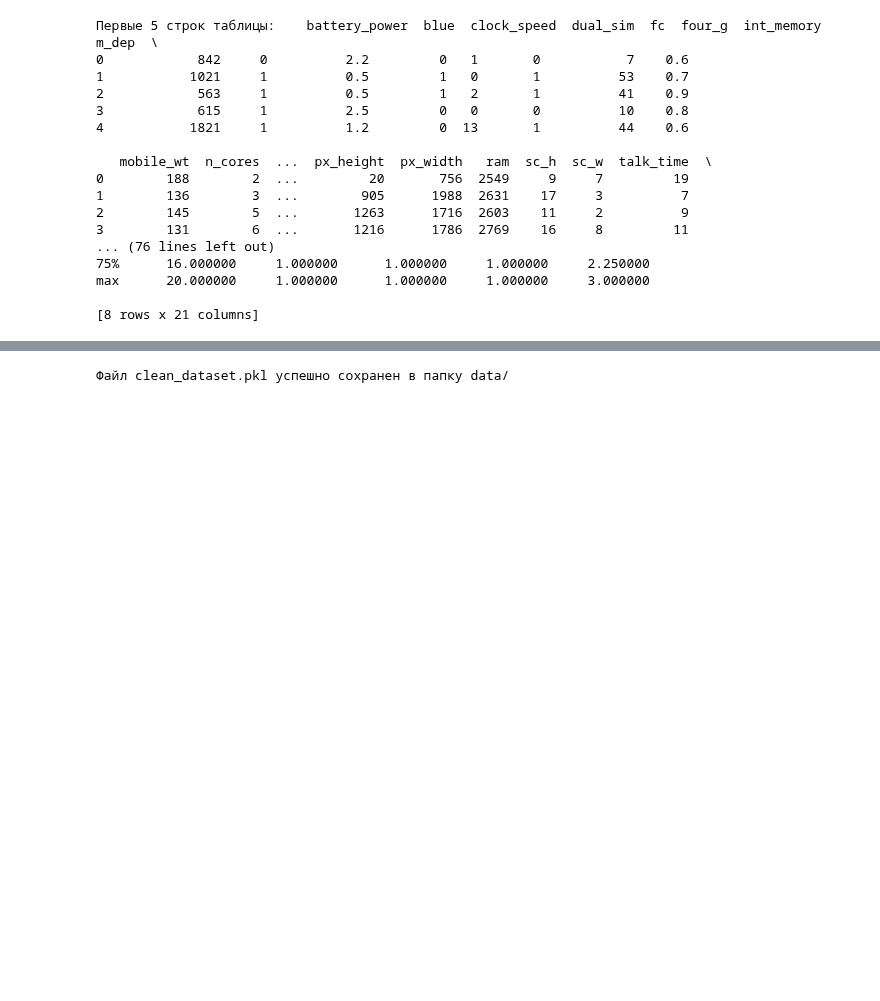
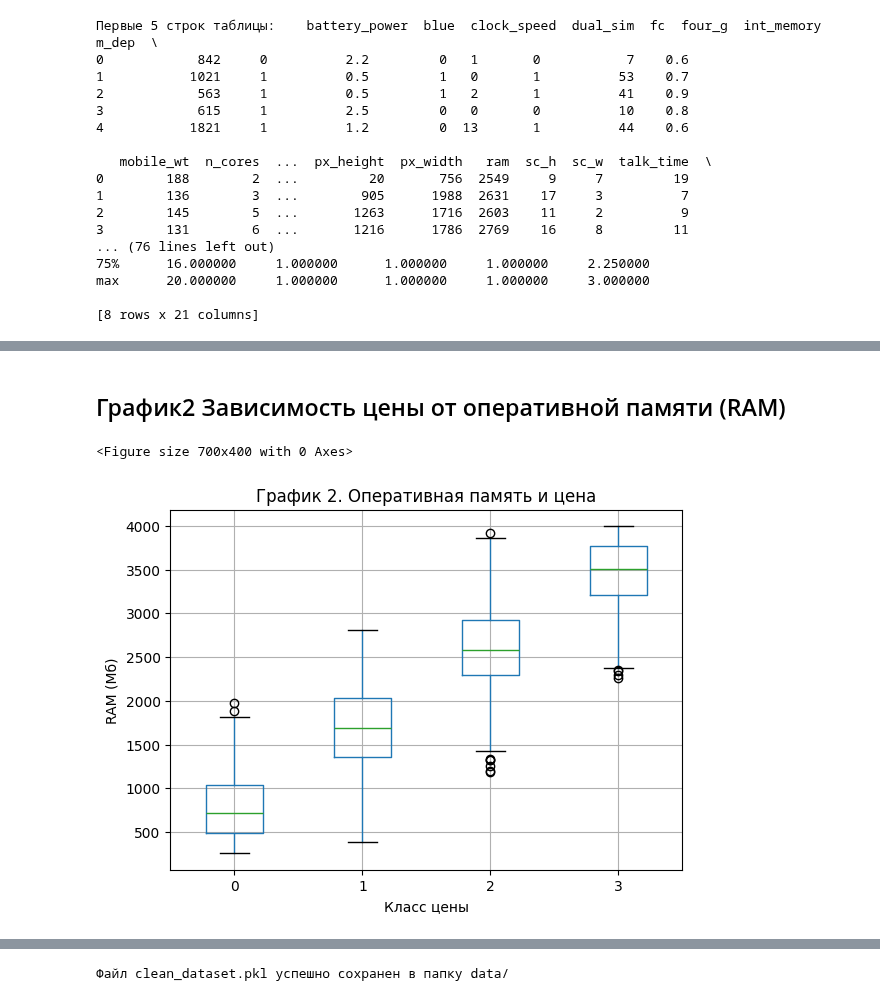
Before and after one commit to wwwmctss/PROJ1, a Jupyter notebook: eda/eda.ipynb, the cells around one changed output, grey strips where cells are left out. Cells and saved outputs as stored; diff of their text form; code cells hidden in the pictures; blank space fills up the shorter version.

```diff
--- a/eda/eda.ipynb
+++ b/eda/eda.ipynb
@@ -1,14 +3,14 @@
 # %%
-#Загрузка данных и знакомство с ними
 import pandas as pd
 import matplotlib.pyplot as plt
 
 ##Чтение файла
-mf = pd.read_csv('~/chiki_proj/data/train.csv')
+mf = pd.read_csv('../data/train.csv')
 
 print("Первые 5 строк таблицы:",mf.head())
 
-print("Общая информация:", mf.info())
+print("Общая информация:")
+mf.info()
 
 print("Статистика:", mf.describe())
 # %% [output]
@@ -124,0 +65,6 @@ NameError: name 'output_file' is not defined
+# %%
+mf_clean['sc_w'] = mf_clean['sc_w'].replace(0, mf_clean['sc_w'].median())
+mf_clean['px_height'] = mf_clean['px_height'].replace(0, mf_clean['px_height'].median())
+
+median_w = mf_clean.loc[mf_clean['sc_w'] > 0, 'sc_w'].median()
+mf_clean['sc_w'] = mf_clean['sc_w'].replace(0, median_w)
@@ -124,0 +94,14 @@ NameError: name 'output_file' is not defined
+# %% [markdown]
+## График2 Зависимость цены от оперативной памяти (RAM)
+# %%
+plt.figure(figsize=(7, 4))
+mf_clean.boxplot(column='ram', by='price_range')
+plt.suptitle("")
+plt.title('График 2. Оперативная память и цена')
+plt.xlabel('Класс цены')
+plt.ylabel('RAM (Мб)')
+plt.savefig('graph2.png', bbox_inches='tight')
+plt.show()
+# %% [output]
+<Figure size 700x400 with 0 Axes>
+[figure, added]
```
Also changed, not shown: parts of 25 cells of this notebook, 8 other files.
